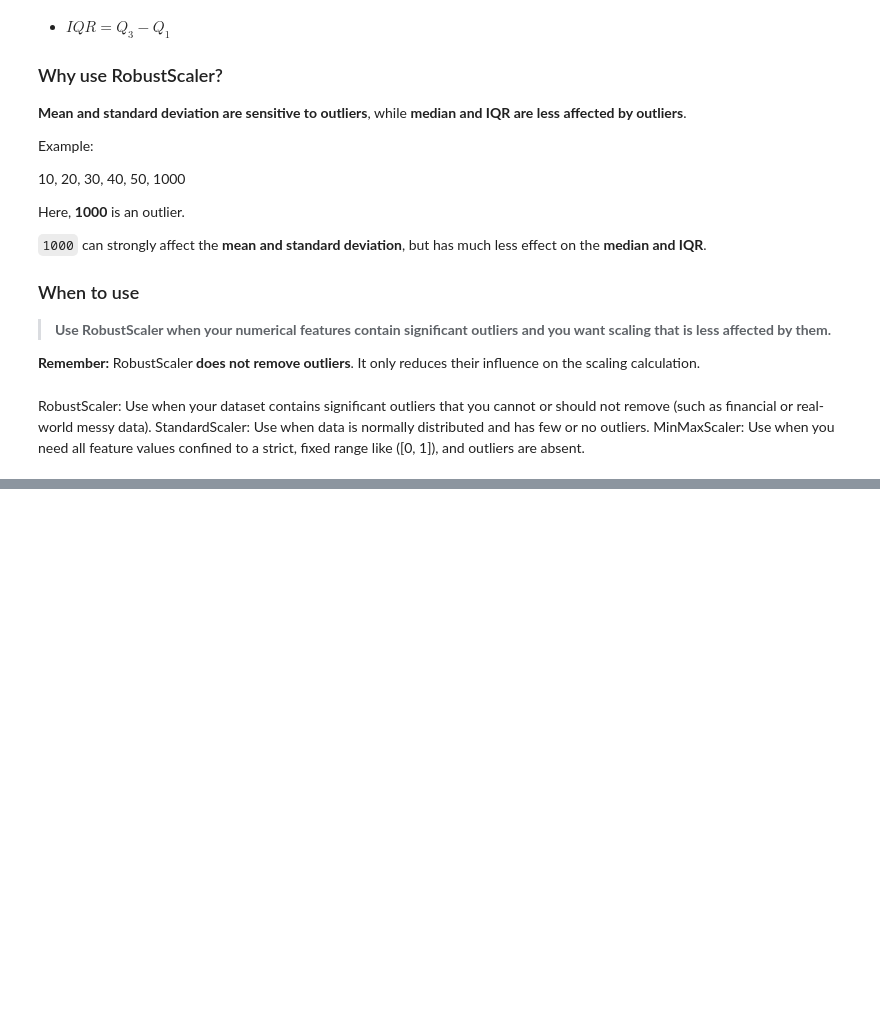
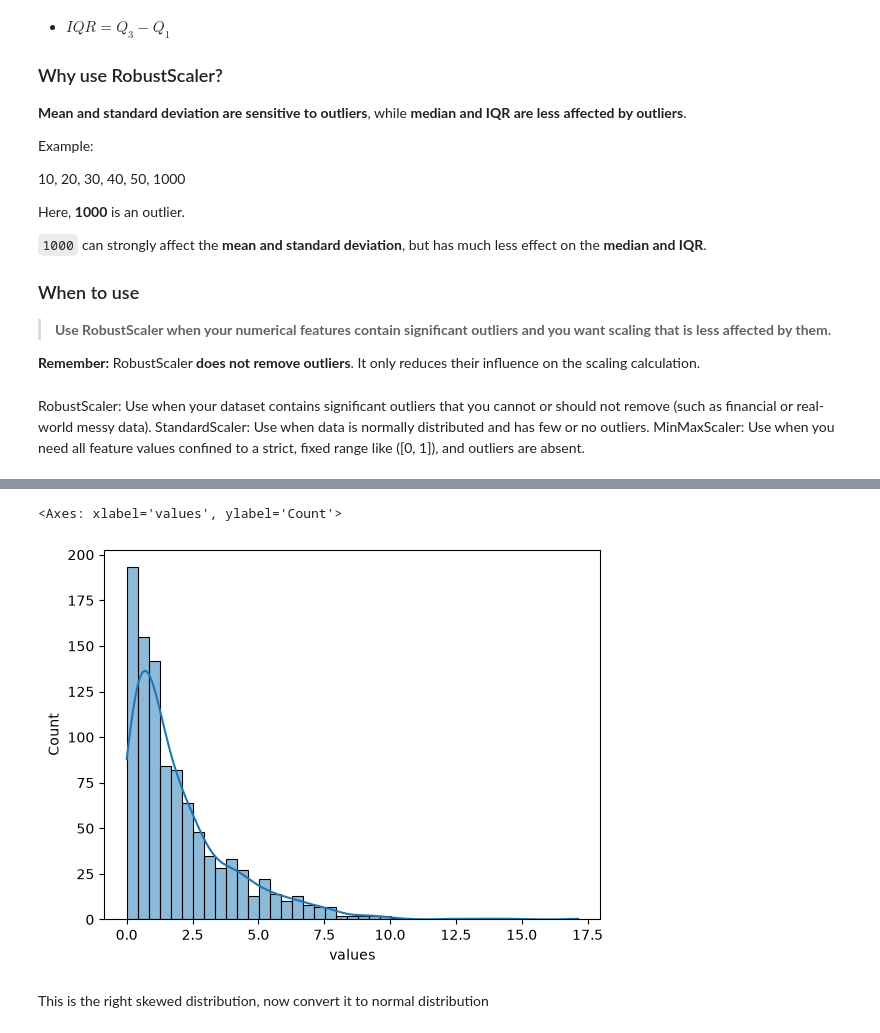
Before and after one commit to UsamaXNaeem528/Generative-Ai, a Jupyter notebook: 06_Week_10_Numpy_Pandas_Visulaization/iii-Scaling_normalization.ipynb, the cells around one changed output, grey strips where cells are left out. Drawn from its saved outputs; the diff is of its cells as text; code cells hidden in the pictures; blank space fills up the shorter version.

Commit message:
Data_Transformations

```diff
--- a/06_Week_10_Numpy_Pandas_Visulaization/iii-Scaling_normalization.ipynb
+++ b/06_Week_10_Numpy_Pandas_Visulaization/iii-Scaling_normalization.ipynb
@@ -246,0 +254,5 @@ MinMaxScaler: Use when you need all feature values confined to a strict, fixed r
+# %%
+np.random.seed(0)
+data = np.random.exponential(size=1000, scale=2)
+df = pd.DataFrame(data, columns=['values'])
+df.head(5)
@@ -246,0 +266,7 @@ MinMaxScaler: Use when you need all feature values confined to a strict, fixed r
+# %%
+sns.histplot(df['values'], kde=True)
+# %% [output]
+<Axes: xlabel='values', ylabel='Count'>
+[figure, added]
+# %% [markdown]
+This is the right skewed distribution, now convert it to normal distribution
```
Also changed, not shown: parts of 5 cells of this notebook.
